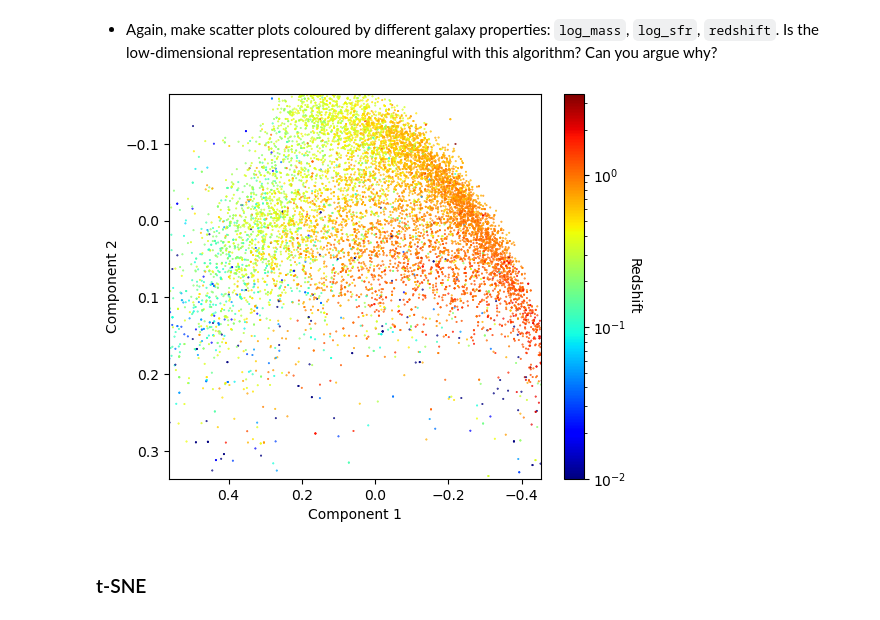
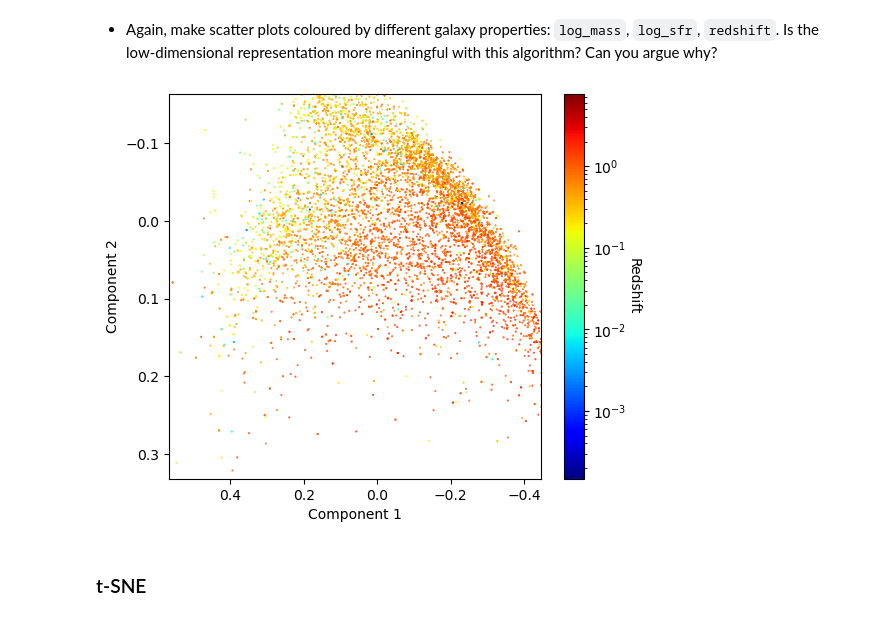
Before and after one commit to JuFo96/AppliedML2023, a Jupyter notebook: Week2/DimReductionPart1.ipynb, the cells around one changed output. Cells and saved outputs as stored; diff of their text form; code cells hidden in the pictures.

```diff
--- a/Week2/DimReductionPart1.ipynb
+++ b/Week2/DimReductionPart1.ipynb
@@ -159,17 +191,17 @@ plt.show()
 # %%
 fig, ax = plt.subplots(1, figsize=(6, 5), dpi=100)
 ax.set_xlim(np.percentile(y_pcs[:,0], 99), np.percentile(y_pcs[:,0], 1))
 ax.set_ylim(np.percentile(y_pcs[:,1], 99), np.percentile(y_pcs[:,1], 1))
 ax.set_xlabel('Component 1')
 ax.set_ylabel('Component 2')
 
 sc = ax.scatter(y_pcs[:,0], y_pcs[:,1], s=0.2, norm=LogNorm(),
-                c=df_cut.loc[:, 'redshift'], cmap='jet')
+                c=df_cut.loc[:, 'log_sfr'], cmap='jet')
 cbar = plt.colorbar(sc)
 cbar.ax.set_ylabel('Redshift', rotation=270, labelpad=10)
 plt.show()
 # %% [output]
-[figure, old version]
+[figure, new version]
 # %% [markdown]
 ### t-SNE
 # %% [markdown]
```
Also changed, not shown: parts of 16 cells of this notebook, 1 other file.
